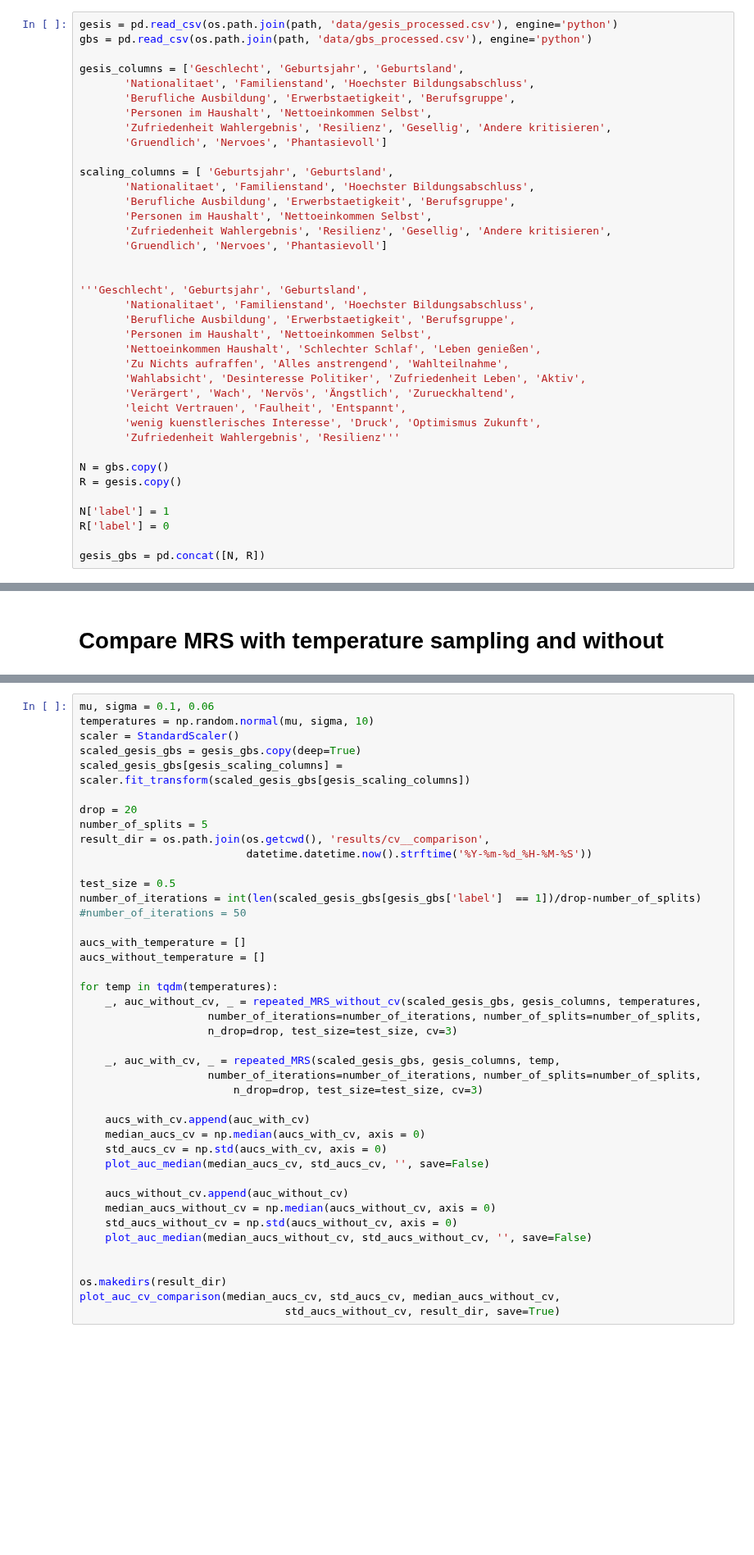
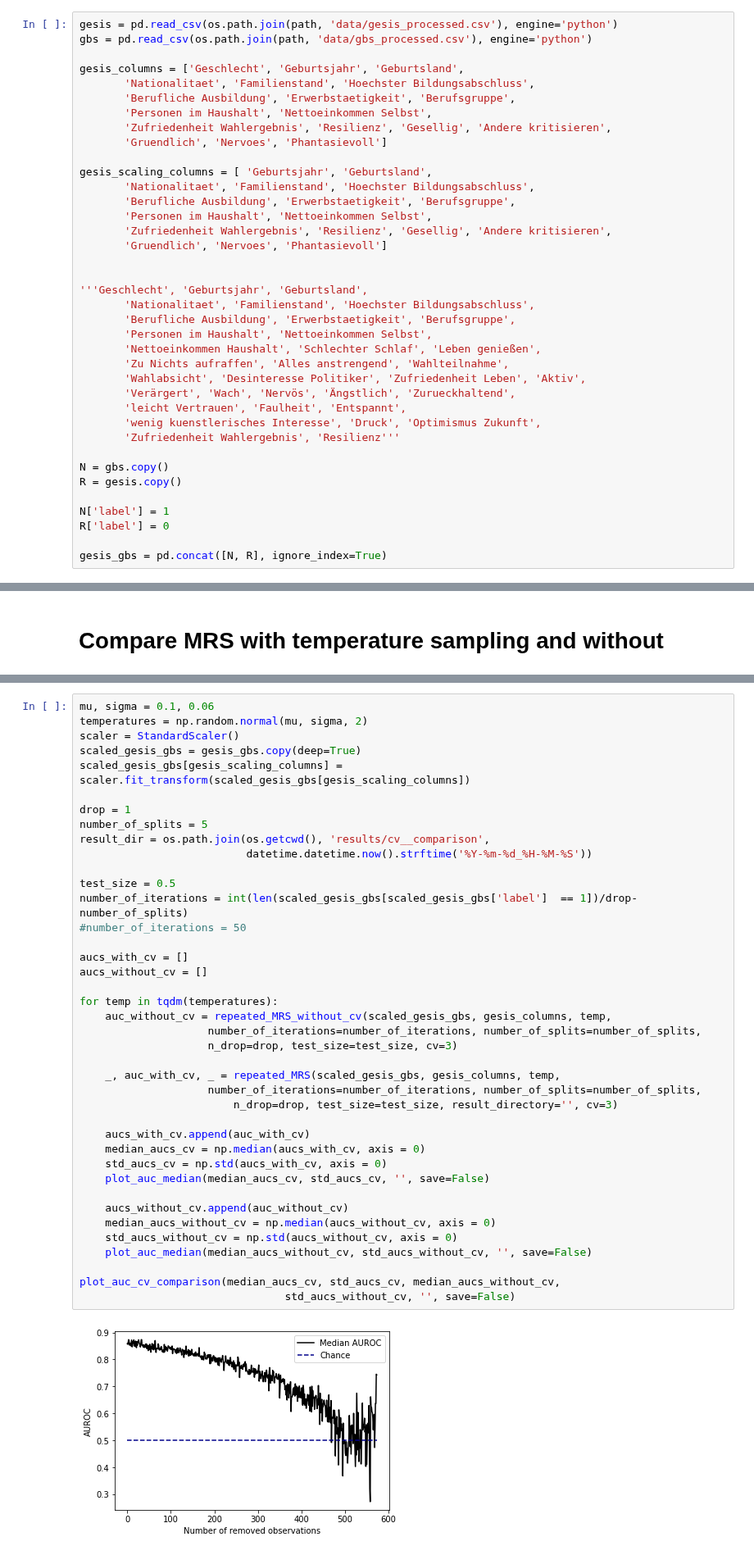
Before and after one commit to laksannathan/maximal-representative-sampling, a Jupyter notebook: src/Maximal Representative Sampling.ipynb, the cells around one changed output, grey strips where cells are left out. Shown at 82% size. Saved outputs shown, nothing was run; the diff lists cells and outputs as text; blank space fills up the shorter version.

```diff
--- a/src/Maximal Representative Sampling.ipynb
+++ b/src/Maximal Representative Sampling.ipynb
@@ -599,7 +616,7 @@ gesis_columns = ['Geschlecht', 'Geburtsjahr', 'Geburtsland',
        'Zufriedenheit Wahlergebnis', 'Resilienz', 'Gesellig', 'Andere kritisieren',
        'Gruendlich', 'Nervoes', 'Phantasievoll']
 
-scaling_columns = [ 'Geburtsjahr', 'Geburtsland',
+gesis_scaling_columns = [ 'Geburtsjahr', 'Geburtsland',
        'Nationalitaet', 'Familienstand', 'Hoechster Bildungsabschluss',
        'Berufliche Ausbildung', 'Erwerbstaetigkeit', 'Berufsgruppe',
        'Personen im Haushalt', 'Nettoeinkommen Selbst',
@@ -625,7 +642,7 @@ R = gesis.copy()
 N['label'] = 1
 R['label'] = 0
 
-gesis_gbs = pd.concat([N, R])
+gesis_gbs = pd.concat([N, R], ignore_index=True)
 # %%
 scaler = StandardScaler()
 scaled_gesis_gbs = gesis_gbs.copy(deep=True)
@@ -962,42 +1000,42 @@ plot_auc_temperature_comparison(median_aucs_temperature, std_aucs_temperature, m
 # %%
 mu, sigma = 0.1, 0.06
-temperatures = np.random.normal(mu, sigma, 10)
+temperatures = np.random.normal(mu, sigma, 2)
 scaler = StandardScaler()
 scaled_gesis_gbs = gesis_gbs.copy(deep=True)
 scaled_gesis_gbs[gesis_scaling_columns] = scaler.fit_transform(scaled_gesis_gbs[gesis_scaling_columns])
 
-drop = 20
+drop = 1
 number_of_splits = 5
 result_dir = os.path.join(os.getcwd(), 'results/cv__comparison',
                           datetime.datetime.now().strftime('%Y-%m-%d_%H-%M-%S'))
 
 test_size = 0.5
-number_of_iterations = int(len(scaled_gesis_gbs[gesis_gbs['label']  == 1])/drop-number_of_splits)
+number_of_iterations = int(len(scaled_gesis_gbs[scaled_gesis_gbs['label']  == 1])/drop-number_of_splits)
 #number_of_iterations = 50
 
-aucs_with_temperature = []
-aucs_without_temperature = []
+aucs_with_cv = []
+aucs_without_cv = []
 
 for temp in tqdm(temperatures):
-    _, auc_without_cv, _ = repeated_MRS_without_cv(scaled_gesis_gbs, gesis_columns, temperatures,
+    auc_without_cv = repeated_MRS_without_cv(scaled_gesis_gbs, gesis_columns, temp,
                     number_of_iterations=number_of_iterations, number_of_splits=number_of_splits,
                     n_drop=drop, test_size=test_size, cv=3)
 
     _, auc_with_cv, _ = repeated_MRS(scaled_gesis_gbs, gesis_columns, temp,
                     number_of_iterations=number_of_iterations, number_of_splits=number_of_splits,
-                        n_drop=drop, test_size=test_size, cv=3)
+                        n_drop=drop, test_size=test_size, result_directory='', cv=3)
 
     aucs_with_cv.append(auc_with_cv)
     median_aucs_cv = np.median(aucs_with_cv, axis = 0)
     std_aucs_cv = np.std(aucs_with_cv, axis = 0)
     plot_auc_median(median_aucs_cv, std_aucs_cv, '', save=False)
 
     aucs_without_cv.append(auc_without_cv)
     median_aucs_without_cv = np.median(aucs_without_cv, axis = 0)
     std_aucs_without_cv = np.std(aucs_without_cv, axis = 0)
     plot_auc_median(median_aucs_without_cv, std_aucs_without_cv, '', save=False)
 
-
-os.makedirs(result_dir)
 plot_auc_cv_comparison(median_aucs_cv, std_aucs_cv, median_aucs_without_cv,
-                                std_aucs_without_cv, result_dir, save=True)
+                                std_aucs_without_cv, '', save=False)
+# %% [output]
+[figure, added]
```
Also changed, not shown: parts of 15 cells of this notebook.
